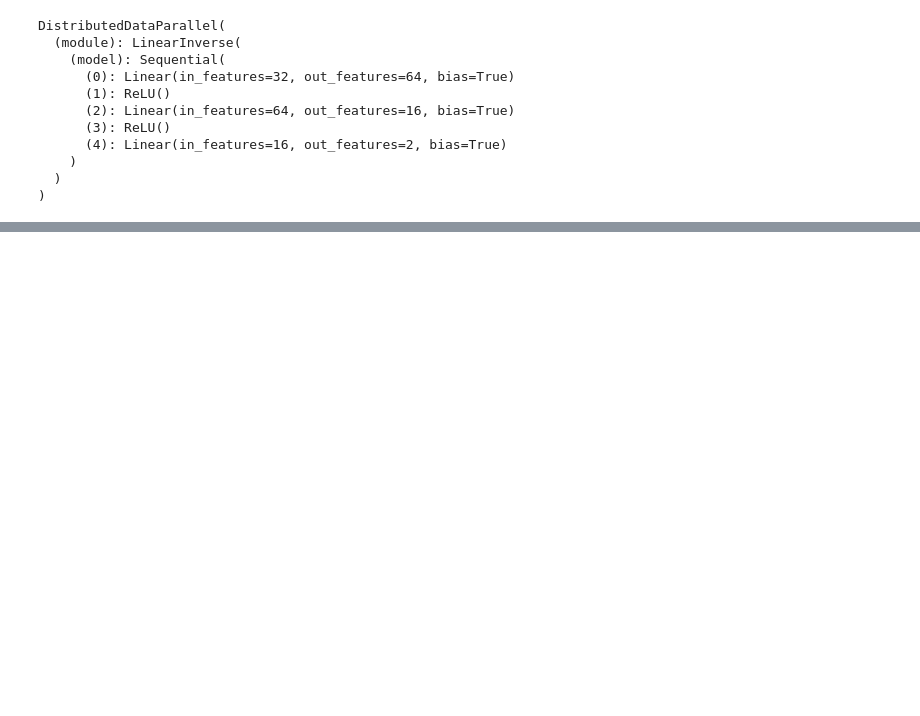
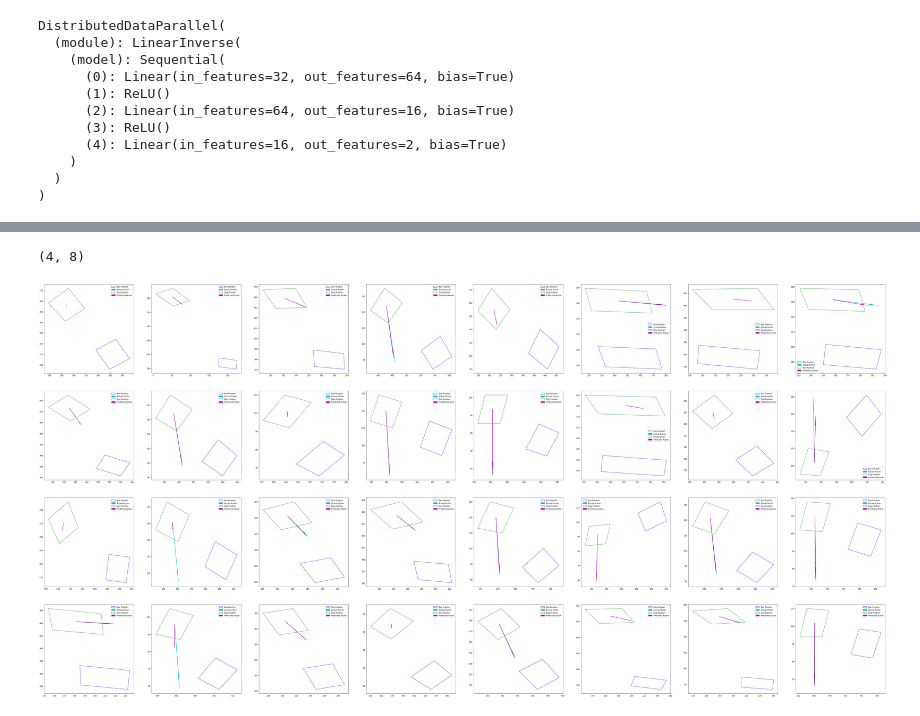
Before and after one commit to irmakguzey/DAWGE, a Jupyter notebook: contrastive_learning/notebooks/pli_test.ipynb, the cells around one changed output, grey strips where cells are left out. Cells and saved outputs as stored; diff of their text form; code cells hidden in the pictures; blank space fills up the shorter version.

```diff
--- a/contrastive_learning/notebooks/pli_test.ipynb
+++ b/contrastive_learning/notebooks/pli_test.ipynb
@@ -178,13 +85,0 @@ train_loader, test_loader, dataset = get_dataloaders(cfg)
-# %%
-all_predicted_actions = np.zeros((len(test_loader)*cfg.batch_size, 2))
-for i,batch in enumerate(test_loader):
-    curr_pos, next_pos, action = [b.to(device) for b in batch]
-    pred_action = lin_model(curr_pos, next_pos)
-
-    print('Actual Action \t Predicted Action')
-    for j in range(len(action)):
-        print('{}, \t{}'.format(np.around(dataset.denormalize_action(action[j][0].cpu().detach().numpy()), 2),
-                                                               dataset.denormalize_action(pred_action[j][0].cpu().detach().numpy())))
-        all_predicted_actions[i*cfg.batch_size+j,:] = dataset.denormalize_action(pred_action[j][0].cpu().detach().numpy())
-
-#     break
@@ -212,0 +86,7 @@ with open(os.path.join(out_dir, 'predicted_actions.npy'), 'wb') as f:
+# %%
+len(test_loader.dataset)
+batch = next(iter(test_loader))
+curr_pos, next_pos, action = [b.to(device) for b in batch]
+pred_action = lin_model(curr_pos, next_pos)
+
+curr_pos.shape
@@ -212,0 +112,59 @@ with open(os.path.join(out_dir, 'predicted_actions.npy'), 'wb') as f:
+# %%
+nrows = 4
+ncols = int(cfg.batch_size / nrows)
+fig, axs = plt.subplots(figsize=(ncols*10,nrows*10), nrows=nrows, ncols=ncols) # Draw the predicted action
+print(axs.shape)
+
+for i in range(cfg.batch_size):
+    axs_row = int(i / nrows)
+    axs_col = int(i % nrows)
+#     print('axs_row: {}, axs_col: {}'.format(axs_row, axs_col))
+
+    action_np = dataset.denormalize_action(action[i].cpu().detach().numpy())
+    curr_pos_np = dataset.denormalize_corner(curr_pos[i].cpu().detach().numpy())
+    pred_action_np = dataset.denormalize_action(pred_action[i].cpu().detach().numpy())
+
+    for j in range(2):
+        # Get the current position for box and the dog
+        curr_polygon = curr_pos_np[j*4:(j+1)*4,:]
+        mean_x, mean_y = curr_polygon[:,0].mean(), curr_polygon[:,1].mean()
+        right_top_x, right_top_y = curr_polygon[0,0], curr_polygon[0,1]
+        right_bot_x, right_bot_y = curr_polygon[1,0], curr_polygon[1,1]
+
+        if j == 0:
+            # Show the box position
+            blue_poly = patches.Polygon(np.concatenate((curr_polygon, curr_polygon[0:1])), color='b', fill=False, label='Box Position')
+            axs[axs_col, axs_row].add_patch(blue_poly)
+        else:
+            # Set the action direction
+            front_x, front_y = ( right_top_x + right_bot_x ) / 2, ( right_top_y + right_bot_y ) / 2
+            curr_dir, pred_dir = np.arctan2(front_y-mean_y, front_x-mean_x ), np.arctan2(front_y-mean_y, front_x-mean_x )
+
+            # Show the current action and the dog position
+            forward_speed = action_np[0]
+            rotate_speed = action_np[1] / (fps)
+            curr_dir -= rotate_speed
+            action_x = forward_speed * math.sin(curr_dir) * 250 # 250 is only for scaling
+            action_y = forward_speed * math.cos(curr_dir) * 250
+            action_arr = patches.Arrow(mean_x, mean_y, -action_x, -action_y, color='c', label='Actual Action') # - is for drawing purposes
+            green_poly = patches.Polygon(np.concatenate((curr_polygon, curr_polygon[0:1])), color='g', fill=False, label='Dog Position')
+            axs[axs_col, axs_row].add_patch(action_arr)
+            axs[axs_col, axs_row].add_patch(green_poly)
+
+            # Show the predicted actions if wanted
+            forward_speed = pred_action_np[0]
+            rotate_speed = pred_action_np[1]
+            pred_dir -= rotate_speed # NOTE: You should divide this with the fps
+            action_x = forward_speed * math.sin(pred_dir) * 250 # 250 is only for scaling
+            action_y = forward_speed * math.cos(pred_dir) * 250
+            pred_act_arr = patches.Arrow(mean_x, mean_y, -action_x, -action_y, color='m', label='Predicted Action')
+            axs[axs_col, axs_row].add_patch(pred_act_arr)
+
+            axs[axs_col, axs_row].plot()
+            axs[axs_col, axs_row].legend()
+# plt.legend()
+# plt.show()
+plt.savefig(os.path.join(out_dir, 'pil_action_test.jpg'))
+# %% [output]
+(4, 8)
+[figure, added]
```
Also changed, not shown: parts of 17 cells of this notebook, 4 other files.
